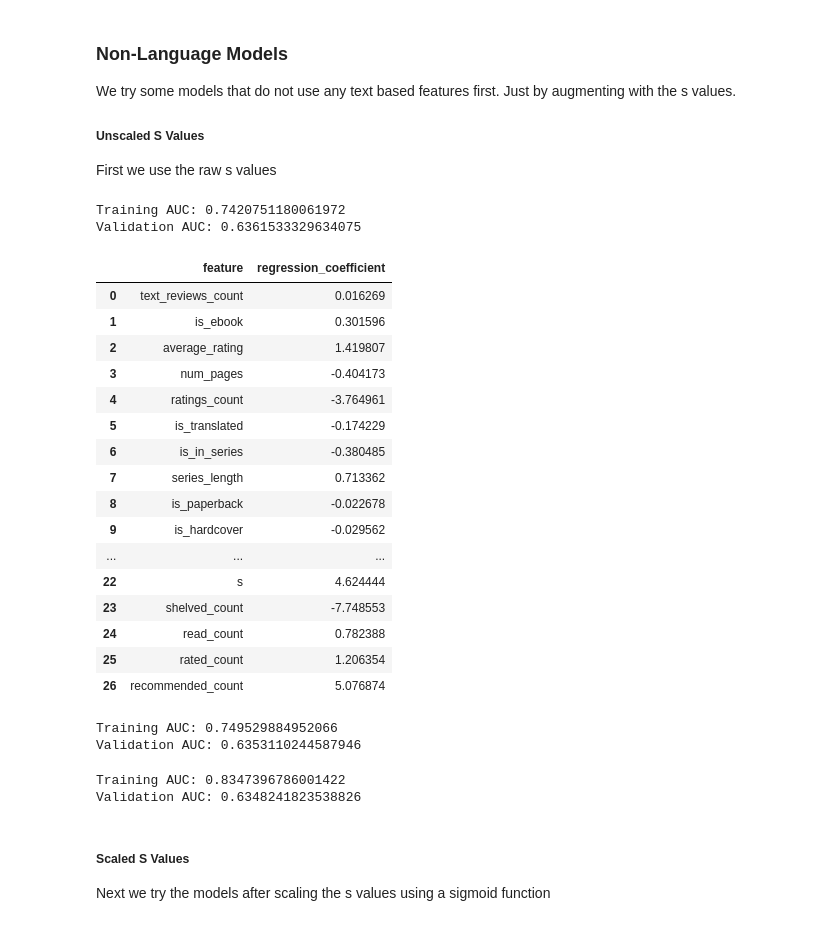
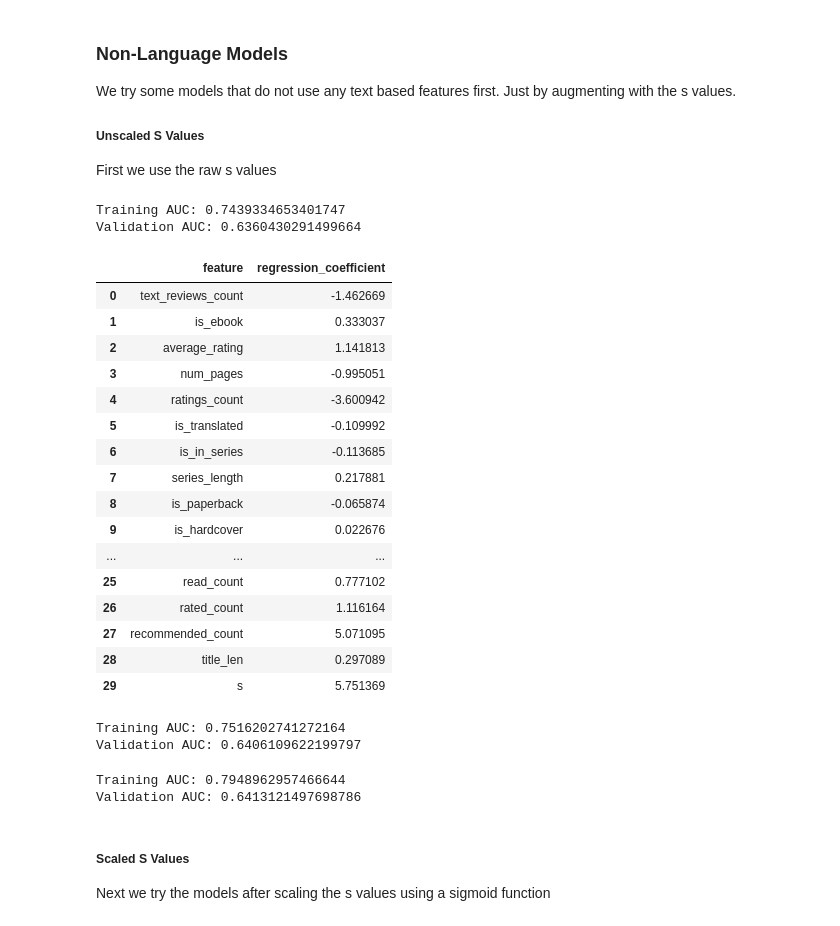
Before and after one commit to MattB17/MLProject, a Jupyter notebook: MetaModels/MetaBprMF.ipynb, the cells around one changed output. Saved outputs shown, nothing was run; the diff lists cells and outputs as text; code cells hidden in the pictures.

Commit message:
Updating meta models

```diff
--- a/MetaModels/MetaBprMF.ipynb
+++ b/MetaModels/MetaBprMF.ipynb
@@ -104,16 +104,17 @@ We select the set of non language features which will be combined with the vecto
 
 We also scale the count features. As counts tend to grow exponentially we use a log transform to make the counts linear.
 # %%
-columns_to_keep = ['text_reviews_count', 'is_ebook', 'average_rating', 'num_pages',
+feature_columns = ['text_reviews_count', 'is_ebook', 'average_rating', 'num_pages',
                    'ratings_count', 'is_translated', 'is_in_series', 'series_length',
                    'is_paperback', 'is_hardcover', 'is_audio', 'from_penguin',
                    'from_harpercollins', 'from_university_press', 'from_vintage',
-                   'from_createspace', 'author_a', 'author_b', 'author_c',
-                   'author_d', 'author_e', 'author_f', 's',
-                   'shelved_count', 'read_count', 'rated_count', 'recommended_count']
-X_train_reg = train_df_s[columns_to_keep]
-X_val_reg = val_df_s[columns_to_keep]
-X_test_reg = test_df_s[columns_to_keep]
+                   'from_createspace', 'publication_year', 'author_a', 'author_b',
+                   'author_c', 'author_d', 'author_e', 'author_f',
+                   'book_shelved_count', 'shelved_count', 'read_count', 'rated_count',
+                   'recommended_count', 'title_len', 's']
+X_train_reg = train_df_s[feature_columns]
+X_val_reg = val_df_s[feature_columns]
+X_test_reg = test_df_s[feature_columns]
 # %%
 def log_transform_columns(data_df, cols):
     """Applies a log transform to `cols` in `data_df`.
@@ -175,31 +176,31 @@ val_AUC = roc_auc_score(val_df_s['recommended'], reg_model.predict(X_val_reg1))
 print("Training AUC: {}".format(train_AUC))
 print("Validation AUC: {}".format(val_AUC))
 # %% [output]
-Training AUC: 0.7420751180061972
-Validation AUC: 0.6361533329634075
+Training AUC: 0.7439334653401747
+Validation AUC: 0.6360430291499664
 # %%
-reg_df = pd.DataFrame({'feature': columns_to_keep,
+reg_df = pd.DataFrame({'feature': feature_columns,
                        'regression_coefficient': reg_model.coef_[0]})
 
-reg_df.head(27)
+reg_df.head(len(feature_columns))
 # %% [output]
 |  | feature | regression_coefficient |
-| 0 | text_reviews_count | 0.016269 |
-| 1 | is_ebook | 0.301596 |
-| 2 | average_rating | 1.419807 |
-| 3 | num_pages | -0.404173 |
-| 4 | ratings_count | -3.764961 |
-| 5 | is_translated | -0.174229 |
-| 6 | is_in_series | -0.380485 |
-| 7 | series_length | 0.713362 |
-| 8 | is_paperback | -0.022678 |
-| 9 | is_hardcover | -0.029562 |
+| 0 | text_reviews_count | -1.462669 |
+| 1 | is_ebook | 0.333037 |
+| 2 | average_rating | 1.141813 |
+| 3 | num_pages | -0.995051 |
+| 4 | ratings_count | -3.600942 |
+| 5 | is_translated | -0.109992 |
+| 6 | is_in_series | -0.113685 |
+| 7 | series_length | 0.217881 |
+| 8 | is_paperback | -0.065874 |
+| 9 | is_hardcover | 0.022676 |
 | ... | ... | ... |
-| 22 | s | 4.624444 |
-| 23 | shelved_count | -7.748553 |
-| 24 | read_count | 0.782388 |
-| 25 | rated_count | 1.206354 |
-| 26 | recommended_count | 5.076874 |
+| 25 | read_count | 0.777102 |
+| 26 | rated_count | 1.116164 |
+| 27 | recommended_count | 5.071095 |
+| 28 | title_len | 0.297089 |
+| 29 | s | 5.751369 |
 # %%
 from xgboost import XGBClassifier
 
@@ -216,12 +217,12 @@ val_AUC = roc_auc_score(
 print("Training AUC: {}".format(train_AUC))
 print("Validation AUC: {}".format(val_AUC))
 # %% [output]
-Training AUC: 0.749529884952066
-Validation AUC: 0.6353110244587946
+Training AUC: 0.7516202741272164
+Validation AUC: 0.6406109622199797
 # %%
 from sklearn.ensemble import RandomForestClassifier
 
-ranfor_model = RandomForestClassifier(n_estimators=1000, max_depth=20)
+ranfor_model = RandomForestClassifier(n_estimators=1000, max_depth=15)
 ranfor_model.fit(X_train_reg1, train_df_processed['recommended'])
 
 train_AUC = roc_auc_score(
@@ -232,8 +233,8 @@ val_AUC = roc_auc_score(
 print("Training AUC: {}".format(train_AUC))
 print("Validation AUC: {}".format(val_AUC))
 # %% [output]
-Training AUC: 0.8347396786001422
-Validation AUC: 0.6348241823538826
+Training AUC: 0.7948962957466644
+Validation AUC: 0.6413121497698786
 # %% [markdown]
 ##### Scaled S Values
 
```
Also changed, not shown: parts of 12 cells of this notebook, 1 other file.
